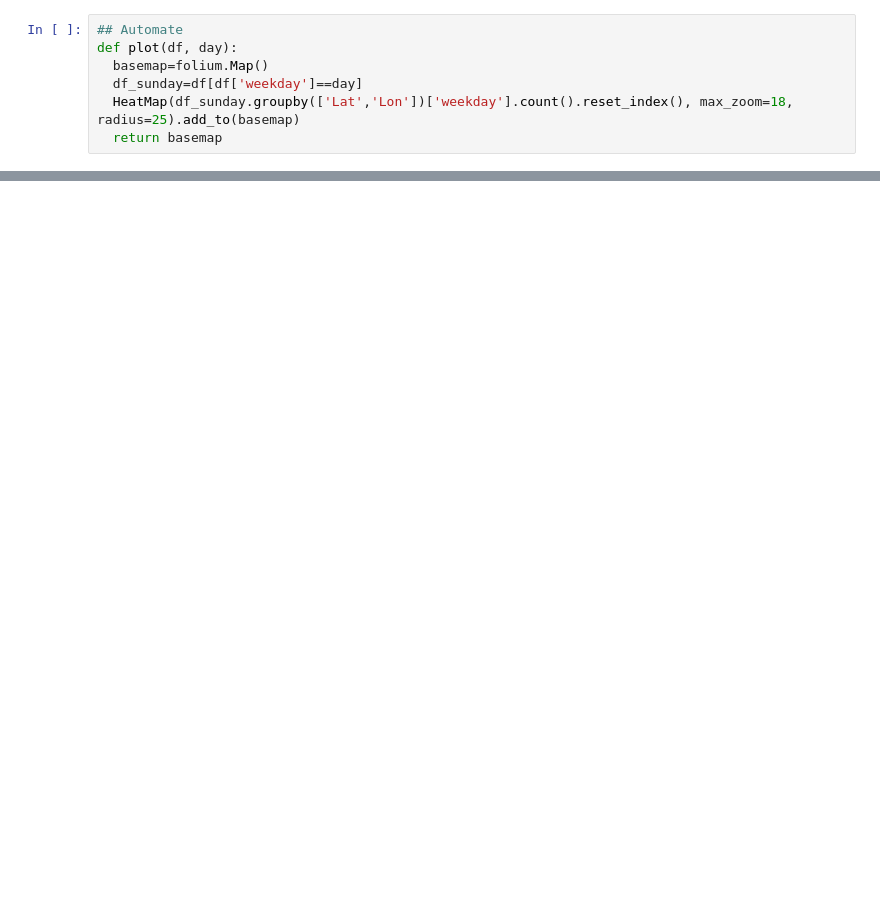
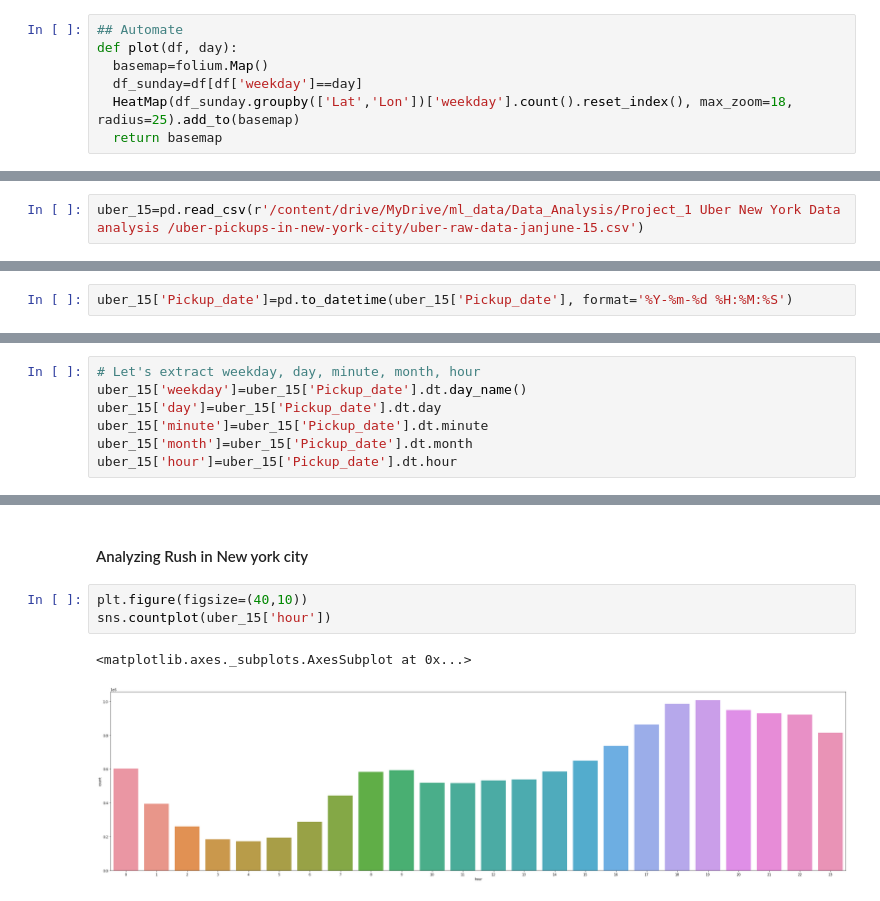
Before and after one commit to Aboubacar2012/Data_Analysis_Project, a Jupyter notebook: Uber_Data_Analysis.ipynb, the cells around one changed output, grey strips where cells are left out. Cells and saved outputs as stored; diff of their text form; blank space fills up the shorter version.

```diff
--- a/Uber_Data_Analysis.ipynb
+++ b/Uber_Data_Analysis.ipynb
@@ -658,0 +657,2 @@ RecursionError: ignored
+# %%
+uber_15=pd.read_csv(r'/content/drive/MyDrive/ml_data/Data_Analysis/Project_1 Uber New York Data analysis /uber-pickups-in-new-york-city/uber-raw-data-janjune-15.csv')
@@ -658,0 +680,2 @@ RecursionError: ignored
+# %%
+uber_15['Pickup_date']=pd.to_datetime(uber_15['Pickup_date'], format='%Y-%m-%d %H:%M:%S')
@@ -658,0 +690,7 @@ RecursionError: ignored
+# %%
+# Let's extract weekday, day, minute, month, hour
+uber_15['weekday']=uber_15['Pickup_date'].dt.day_name()
+uber_15['day']=uber_15['Pickup_date'].dt.day
+uber_15['minute']=uber_15['Pickup_date'].dt.minute
+uber_15['month']=uber_15['Pickup_date'].dt.month
+uber_15['hour']=uber_15['Pickup_date'].dt.hour
@@ -658,0 +734,8 @@ RecursionError: ignored
+# %% [markdown]
+#### Analyzing Rush in New york city
+# %%
+plt.figure(figsize=(40,10))
+sns.countplot(uber_15['hour'])
+# %% [output]
+<matplotlib.axes._subplots.AxesSubplot at 0x...>
+[figure, added]
```
Also changed, not shown: parts of 32 cells of this notebook.
